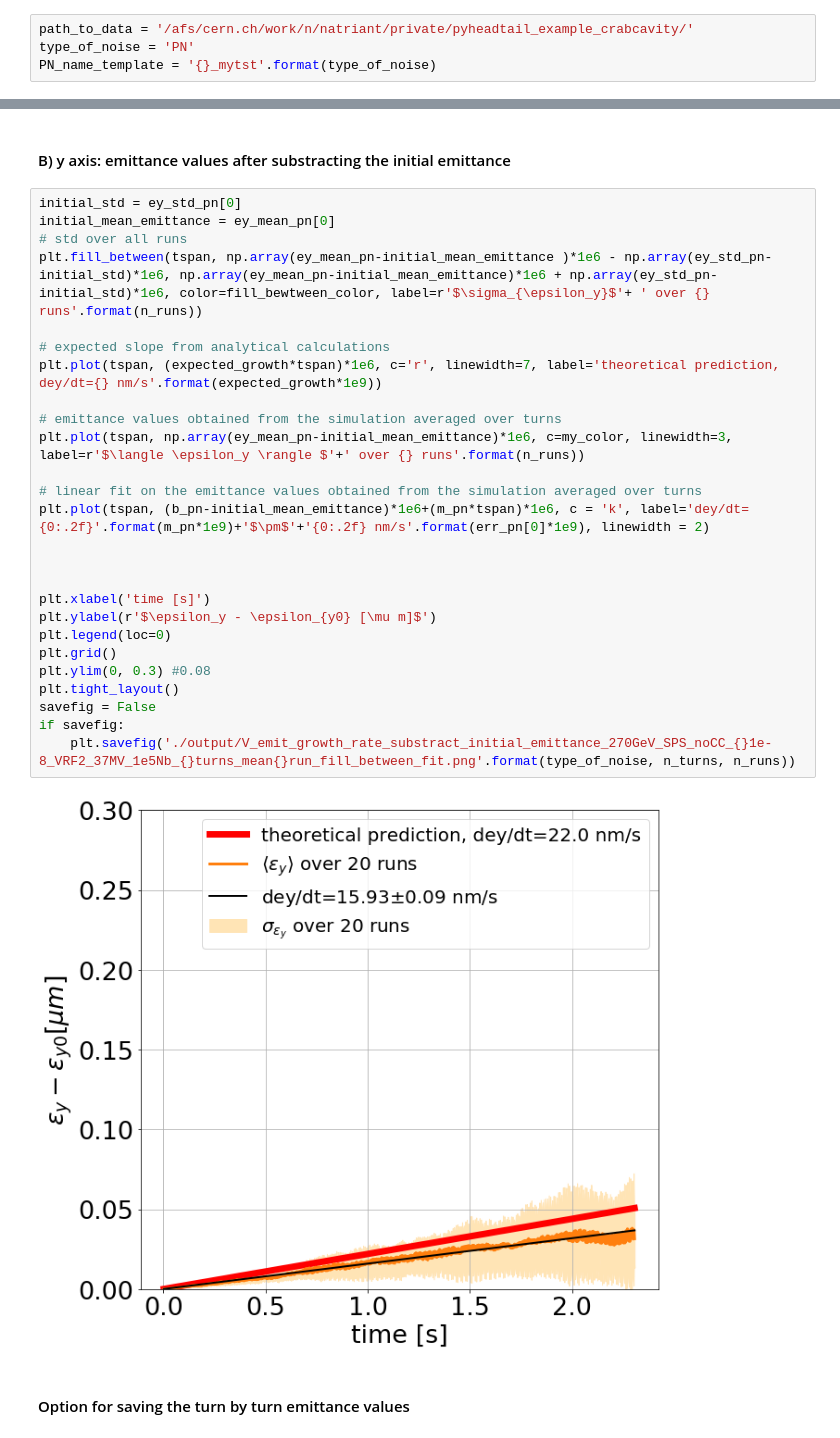
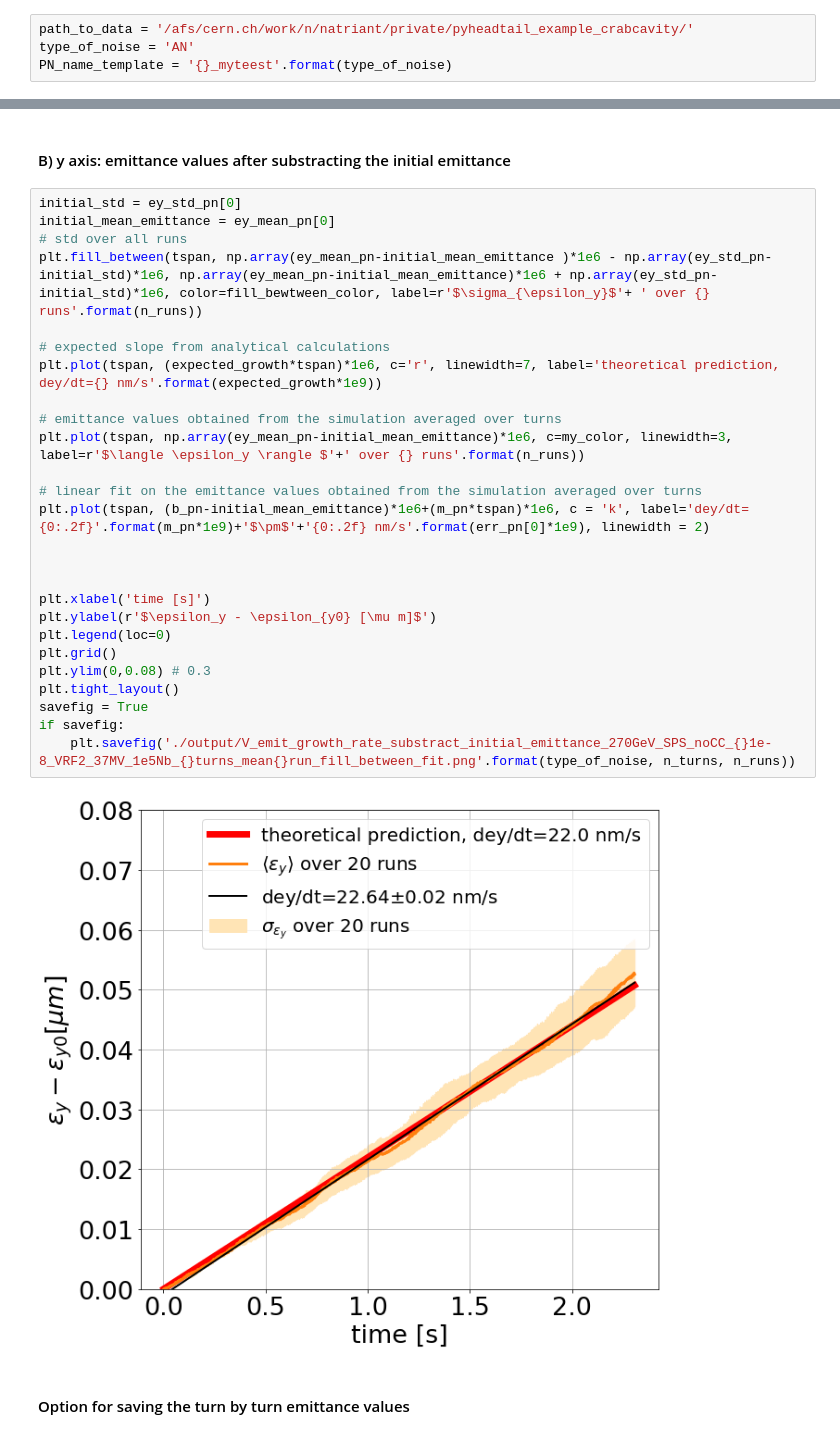
Before and after one commit to natriant/cc_rf_noise_pyheadtail, a Jupyter notebook: post_process_analysis/emittance_growth_PN_or_AN_V_only_multiple_runs_Method1_fill_between.ipynb, the cells around one changed output, grey strips where cells are left out. Drawn from its saved outputs; the diff is of its cells as text.

```diff
--- a/post_process_analysis/emittance_growth_PN_or_AN_V_only_multiple_runs_Method1_fill_between.ipynb
+++ b/post_process_analysis/emittance_growth_PN_or_AN_V_only_multiple_runs_Method1_fill_between.ipynb
@@ -36,8 +36,8 @@ circumference  = 6911.5623 # [m]
 f_rev           = 299792458/circumference  # [Hz] The revolution frequency of the machine
 # %%
 path_to_data = '/afs/cern.ch/work/n/natriant/private/pyheadtail_example_crabcavity/'
-type_of_noise = 'PN'
-PN_name_template = '{}_mytst'.format(type_of_noise)
+type_of_noise = 'AN'
+PN_name_template = '{}_myteest'.format(type_of_noise)
 # %%
 ex_dict_pn = {} # type: dictionary
 ey_dict_pn = {}
@@ -214,31 +214,31 @@ if savefig:
 # %%
 initial_std = ey_std_pn[0]
 initial_mean_emittance = ey_mean_pn[0]
 # std over all runs
 plt.fill_between(tspan, np.array(ey_mean_pn-initial_mean_emittance )*1e6 - np.array(ey_std_pn-initial_std)*1e6, np.array(ey_mean_pn-initial_mean_emittance)*1e6 + np.array(ey_std_pn-initial_std)*1e6, color=fill_bewtween_color, label=r'$\sigma_{\epsilon_y}$'+ ' over {} runs'.format(n_runs))
 
 # expected slope from analytical calculations
 plt.plot(tspan, (expected_growth*tspan)*1e6, c='r', linewidth=7, label='theoretical prediction, dey/dt={} nm/s'.format(expected_growth*1e9))
 
 # emittance values obtained from the simulation averaged over turns
 plt.plot(tspan, np.array(ey_mean_pn-initial_mean_emittance)*1e6, c=my_color, linewidth=3, label=r'$\langle \epsilon_y \rangle $'+' over {} runs'.format(n_runs))
 
 # linear fit on the emittance values obtained from the simulation averaged over turns
 plt.plot(tspan, (b_pn-initial_mean_emittance)*1e6+(m_pn*tspan)*1e6, c = 'k', label='dey/dt={0:.2f}'.format(m_pn*1e9)+'$\pm$'+'{0:.2f} nm/s'.format(err_pn[0]*1e9), linewidth = 2)
 
 
 
 plt.xlabel('time [s]')
 plt.ylabel(r'$\epsilon_y - \epsilon_{y0} [\mu m]$')
 plt.legend(loc=0)
 plt.grid()
-plt.ylim(0, 0.3) #0.08
+plt.ylim(0,0.08) # 0.3
 plt.tight_layout()
-savefig = False
+savefig = True
 if savefig:
     plt.savefig('./output/V_emit_growth_rate_substract_initial_emittance_270GeV_SPS_noCC_{}1e-8_VRF2_37MV_1e5Nb_{}turns_mean{}run_fill_between_fit.png'.format(type_of_noise, n_turns, n_runs))
 # %% [output]
-[figure, old version]
+[figure, new version]
 # %% [markdown]
 #### Option for saving the turn by turn emittance values
 # %%
```
Also changed, not shown: parts of 6 cells of this notebook, 10 other files.
